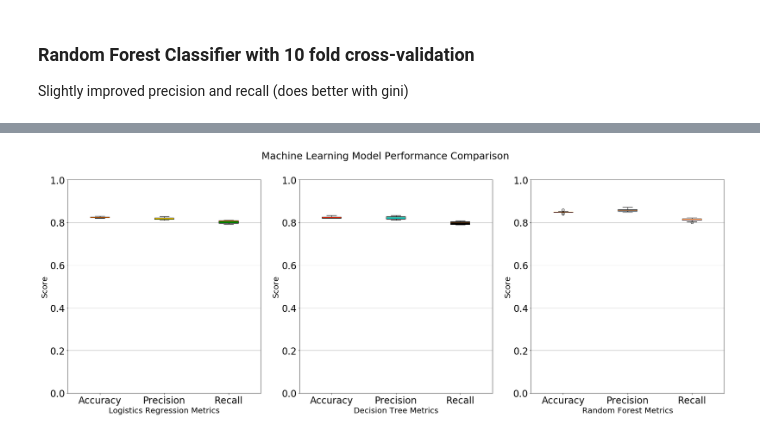
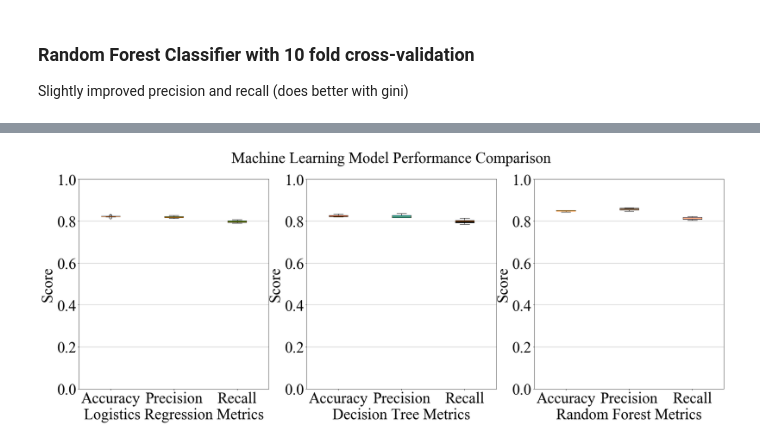
Before and after one commit to alsabay/HeartDiseasePrediction, a Jupyter notebook: HeartDiseasePrediction.ipynb, the cells around one changed output, grey strips where cells are left out. Drawn from its saved outputs; the diff is of its cells as text; code cells hidden in the pictures.

Commit message:
matplotlib font changes

```diff
--- a/HeartDiseasePrediction.ipynb
+++ b/HeartDiseasePrediction.ipynb
@@ -28,10 +28,13 @@ Credit to Ty Shaikh for an advanced classification project on heart disease usin
 %matplotlib inline
 import pandas as pd
 import numpy as np
+import matplotlib
 import matplotlib.pyplot as plt
 import seaborn as sns
 from collections import Counter
 from pprint import pprint
+
+matplotlib.rcParams['font.family'] = "Times New Roman"
 
 
 # Read consolidated heart disease data
@@ -1038,10 +1044,10 @@ dt_colors = ['r', 'c', 'k']
 rf_colors = ['orange', 'gray', 'pink']
 
 fig = plt.figure(figsize=(30,10))
-fig.suptitle('Machine Learning Model Performance Comparison', fontsize=25)
+fig.suptitle('Machine Learning Model Performance Comparison', fontsize=40)
 # Logistics regression plot
 a = fig.add_subplot(1,3,1)
-a.tick_params(axis = 'both', which = 'major', labelsize = 24)
+a.tick_params(axis = 'both', which = 'major', labelsize = 40)
 a.set_ylim(0,1)
 lr_bplot = a.boxplot(lr_bplot, labels=labels,
                   vert=True, patch_artist=True)
@@ -1054,41 +1060,41 @@ for bp in lr_bplot:
 
 a.yaxis.grid(True)
 
-a.set_xlabel('Logistics Regression Metrics',fontsize=20)
-a.set_ylabel('Score',fontsize=20)
+a.set_xlabel('Logistics Regression Metrics',fontsize=40)
+a.set_ylabel('Score',fontsize=40)
 
 # decision tree plot
 b = fig.add_subplot(1,3,2)
-b.tick_params(axis = 'both', which = 'major', labelsize = 24)
+b.tick_params(axis = 'both', which = 'major', labelsize = 40)
 b.set_ylim(0,1)
 dt_bplot = b.boxplot(dt_bplot, labels=labels,
                   vert=True, patch_artist=True)
 # color the boxes
 for bp in dt_bplot:
     for patch, color in zip(dt_bplot['boxes'], dt_colors):
         patch.set_facecolor(color)
 
 
 b.yaxis.grid(True)
-b.set_xlabel('Decision Tree Metrics',fontsize=20)
-b.set_ylabel('Score',fontsize=20)
+b.set_xlabel('Decision Tree Metrics',fontsize=40)
+b.set_ylabel('Score',fontsize=40)
 
 # random forest plot
 c = fig.add_subplot(1,3,3, sharey=b)
-c.tick_params(axis = 'both', which = 'major', labelsize = 24)
+c.tick_params(axis = 'both', which = 'major', labelsize = 40)
 c.set_ylim(0,1)
 rf_bplot = c.boxplot(rf_bplot, labels=labels,
                   vert=True, patch_artist=True)
 # color the boxes
 for bp in rf_bplot:
     for patch, color in zip(rf_bplot['boxes'], rf_colors):
         patch.set_facecolor(color)
 
 
 c.yaxis.grid(True)
-c.set_xlabel('Random Forest Metrics', fontsize=20)
-c.set_ylabel('Score',fontsize=20)
+c.set_xlabel('Random Forest Metrics', fontsize=40)
+c.set_ylabel('Score',fontsize=40)
 
 plt.show()
 # %% [output]
-[figure, old version]
+[figure, new version]
```
Also changed, not shown: parts of 4 cells of this notebook.
